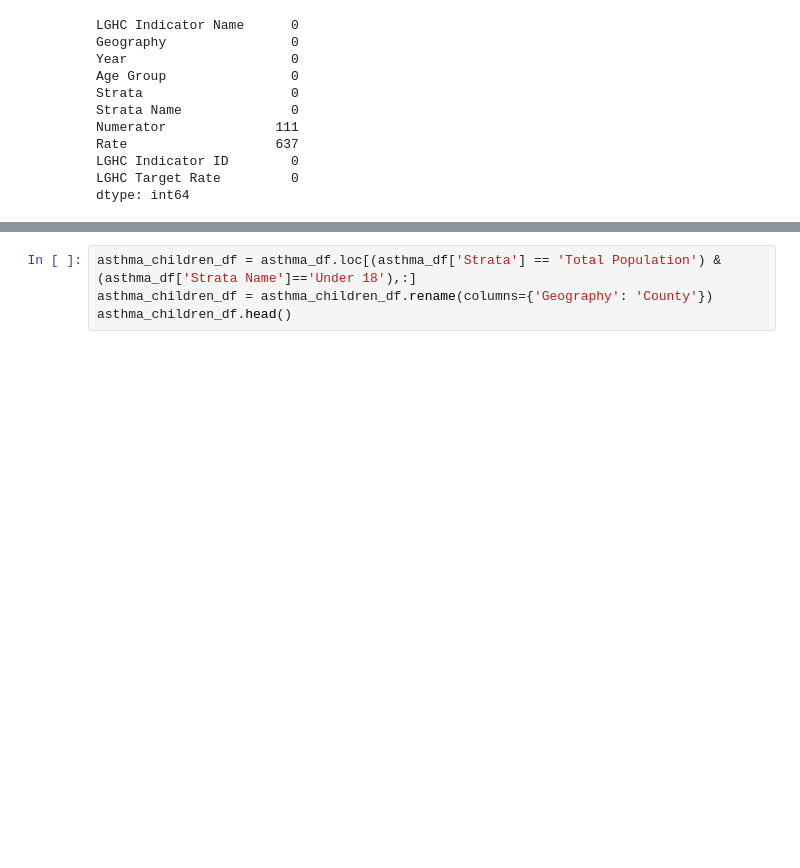
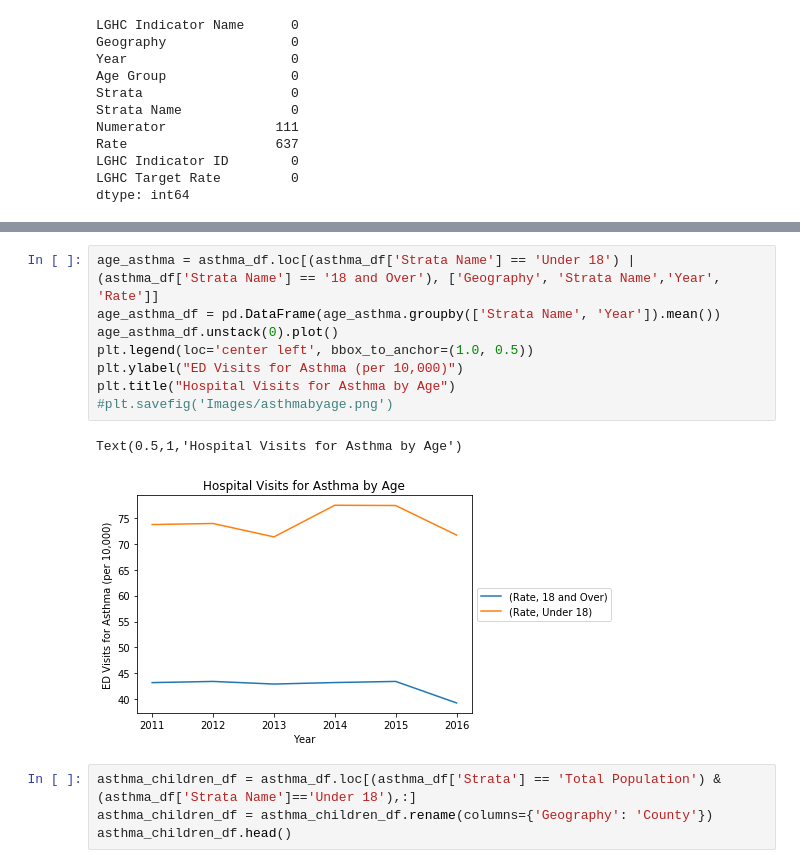
Before and after one commit to shaheen19/Climate-myth, a Jupyter notebook: asthma.ipynb, the cells around one changed output, grey strips where cells are left out. Cells and saved outputs as stored; diff of their text form; blank space fills up the shorter version.

```diff
--- a/asthma.ipynb
+++ b/asthma.ipynb
@@ -193,3 +206,14 @@ dtype: int64
+# %%
+age_asthma = asthma_df.loc[(asthma_df['Strata Name'] == 'Under 18') | (asthma_df['Strata Name'] == '18 and Over'), ['Geography', 'Strata Name','Year', 'Rate']]
+age_asthma_df = pd.DataFrame(age_asthma.groupby(['Strata Name', 'Year']).mean())
+age_asthma_df.unstack(0).plot()
+plt.legend(loc='center left', bbox_to_anchor=(1.0, 0.5))
+plt.ylabel("ED Visits for Asthma (per 10,000)")
+plt.title("Hospital Visits for Asthma by Age")
+#plt.savefig('Images/asthmabyage.png')
+# %% [output]
+Text(0.5,1,'Hospital Visits for Asthma by Age')
+[figure, added]
 # %%
 asthma_children_df = asthma_df.loc[(asthma_df['Strata'] == 'Total Population') & (asthma_df['Strata Name']=='Under 18'),:]
 asthma_children_df = asthma_children_df.rename(columns={'Geography': 'County'})
```
Also changed, not shown: parts of 34 cells of this notebook.
